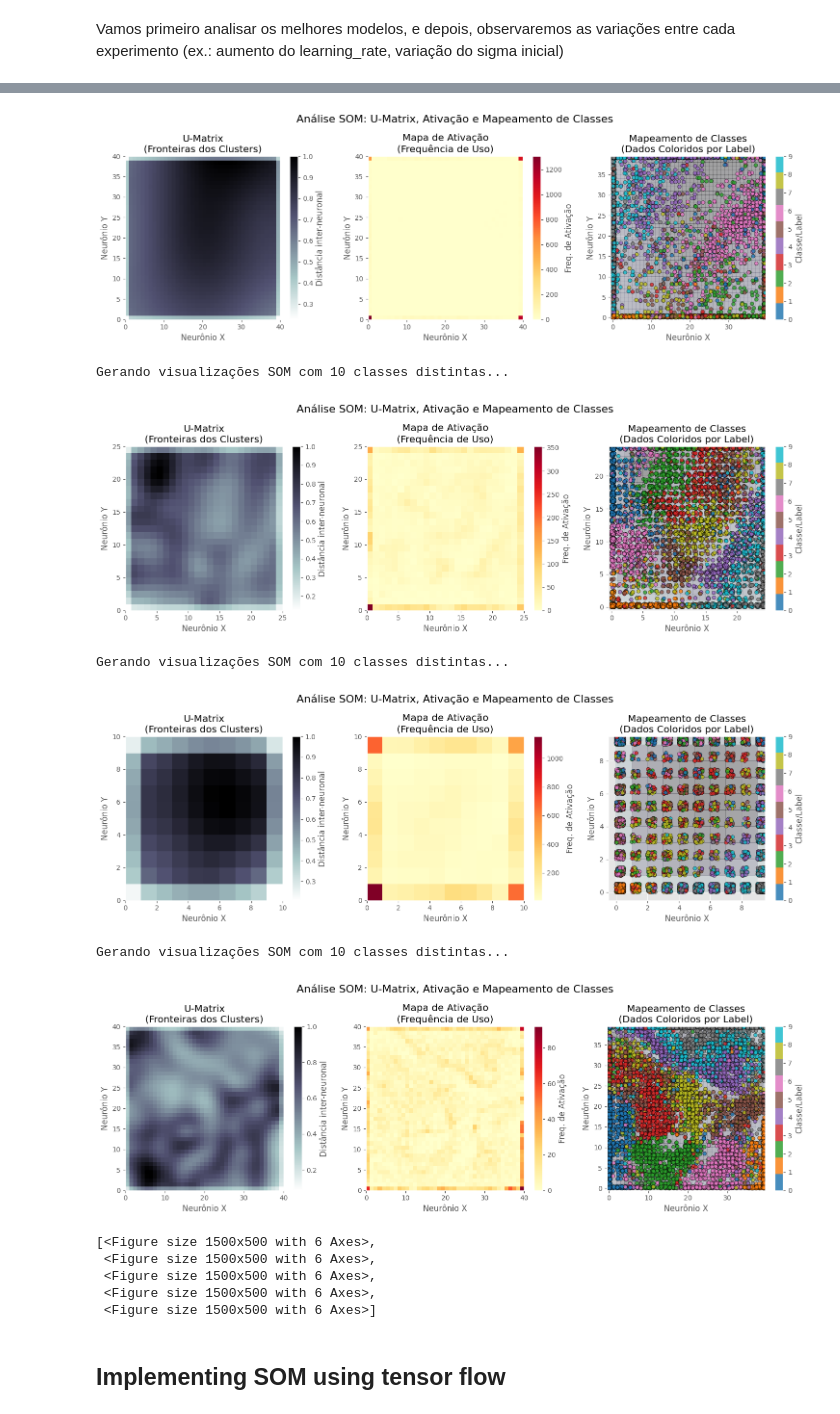
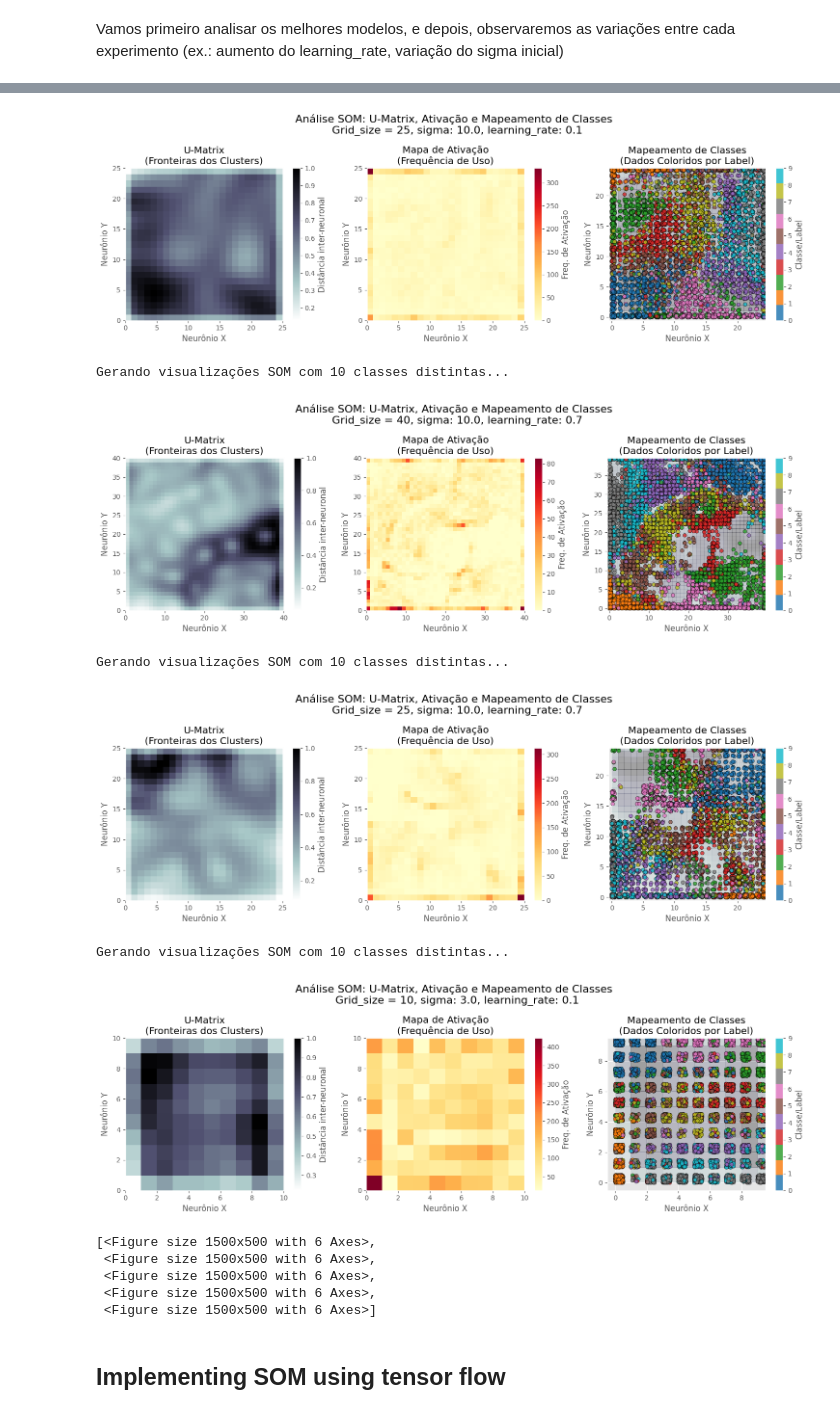
Before and after one commit to Luis-Menezes/NN_SupervisedLearning, a Jupyter notebook: project_2.ipynb, the cells around one changed output, grey strips where cells are left out. Drawn from its saved outputs; the diff is of its cells as text; code cells hidden in the pictures.

```diff
--- a/project_2.ipynb
+++ b/project_2.ipynb
@@ -107,9 +109,9 @@ Nossa ideia é que
 # %%
 experiment_parameters = {
     "map_sizes": [10, 25, 40],  # Tamanhos de mapa para variar
-    "sigmas": [5.0, 10.0, 20.0],
+    "sigmas": [3.0, 10.0, 20.0],
     "l_rates": [0.1, 0.7],
-    "n_iterations": int(1e6),
+    "n_iterations": int(1e5),
     "batch_size": 32
 }
 # %%
@@ -209,7 +176,7 @@ def get_best_experiments(results, top_n=5):
     df = pd.DataFrame(results)
     return df.sort_values(by=["top_error", "quantization error"], ascending=True).head(top_n)
 
-def plot_som_analysis(som, X_scaled, labels, figsize=(15, 5)):
+def plot_som_analysis(som, X_scaled, labels, results, figsize=(15, 5)):
     """
     Plota três visualizações principais do SOM: U-Matrix, Mapa de Ativação e Mapeamento dos Labels.
 
@@ -235,7 +202,8 @@ def plot_som_analysis(som, X_scaled, labels, figsize=(15, 5)):
     # Configurar estilo e figura
     plt.style.use('ggplot')
     fig = plt.figure(figsize=figsize)
-    fig.suptitle('Análise SOM: U-Matrix, Ativação e Mapeamento de Classes', fontsize=16)
+    fig.suptitle(f'Análise SOM: U-Matrix, Ativação e Mapeamento de Classes \n '
+                 f'Grid_size = {som.get_weights().shape[0]}, sigma: {results["sigma"]}, learning_rate: {results["learning_rate"]}', fontsize=16)
 
     # 1. U-Matrix (Matriz de Distâncias)
     ax1 = fig.add_subplot(1, 3, 1)
@@ -305,7 +273,7 @@ print("Melhores experimentos:")
 display(best_experiments)
 
 # Printa os resultados dos melhores experimentos
-[plot_som_analysis(som, X_train, y_trained) for som in best_experiments['som']]
+[plot_som_analysis(row["som"], X_train, y_trained, row) for _, row in best_experiments.iterrows()]
 # %% [output]
 Melhores experimentos:
 |  | experiment | som | map_size | sigma | learning_rate | top_error | quantization error | homogeneity |
@@ -319,11 +287,11 @@ Gerando visualizações SOM com 10 classes distintas...
 Gerando visualizações SOM com 10 classes distintas...
-[figure, old version]
+[figure, new version]
 Gerando visualizações SOM com 10 classes distintas...
-[figure, old version]
+[figure, new version]
 Gerando visualizações SOM com 10 classes distintas...
-[figure, old version]
+[figure, new version]
 Gerando visualizações SOM com 10 classes distintas...
-[figure, old version]
+[figure, new version]
 [<Figure size 1500x500 with 6 Axes>,
  <Figure size 1500x500 with 6 Axes>,
  <Figure size 1500x500 with 6 Axes>,
```
Also changed, not shown: parts of 3 cells of this notebook.
